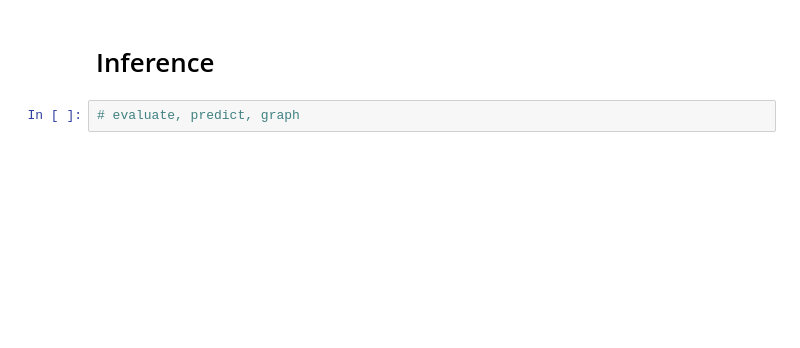
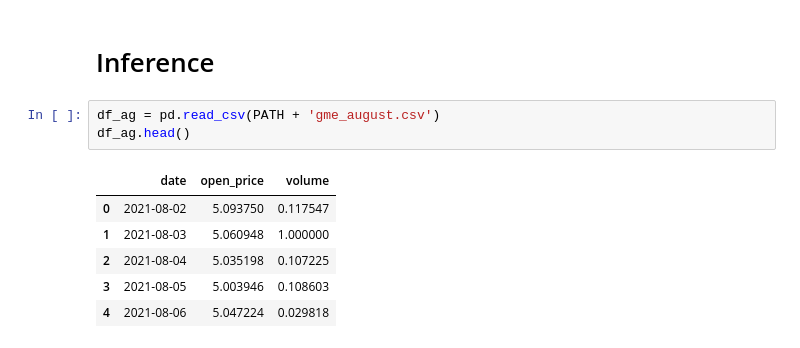
Before and after one commit to Haebuk/kuggle, a Jupyter notebook: gamestop_inference.ipynb, the cells around one changed output. Saved outputs shown, nothing was run; the diff lists cells and outputs as text; blank space fills up the shorter version.

```diff
--- a/gamestop_inference.ipynb
+++ b/gamestop_inference.ipynb
@@ -117,5 +100,13 @@ Non-trainable params: 0
 _________________________________________________________________
 # %% [markdown]
 # Inference
-# %%
-# evaluate, predict, graph
+# %%
+df_ag = pd.read_csv(PATH + 'gme_august.csv')
+df_ag.head()
+# %% [output]
+|  | date | open_price | volume |
+| 0 | 2021-08-02 | 5.093750 | 0.117547 |
+| 1 | 2021-08-03 | 5.060948 | 1.000000 |
+| 2 | 2021-08-04 | 5.035198 | 0.107225 |
+| 3 | 2021-08-05 | 5.003946 | 0.108603 |
+| 4 | 2021-08-06 | 5.047224 | 0.029818 |
```
Also changed, not shown: parts of 12 cells of this notebook.
